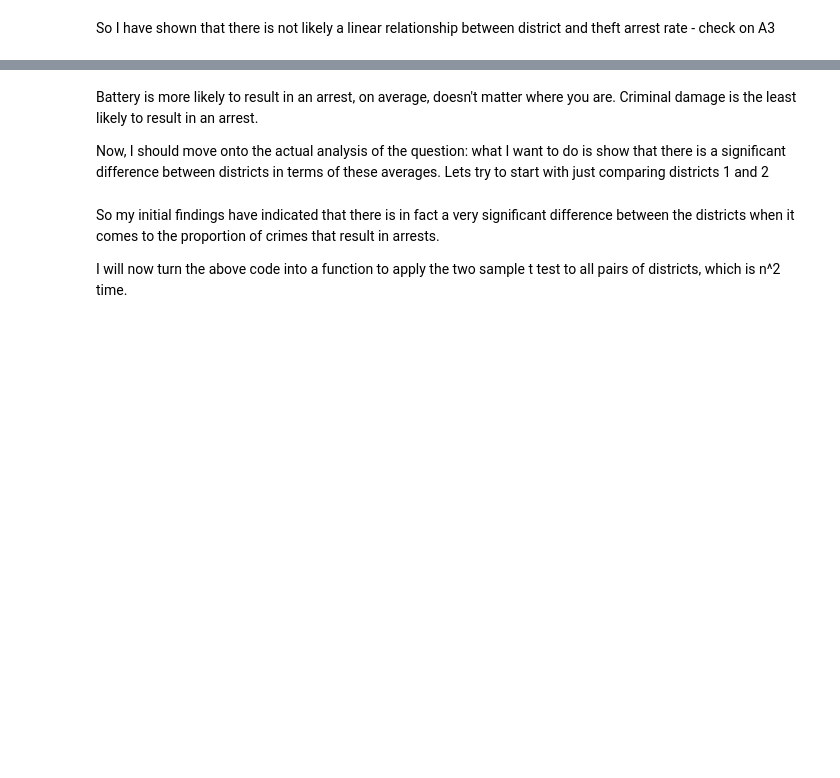
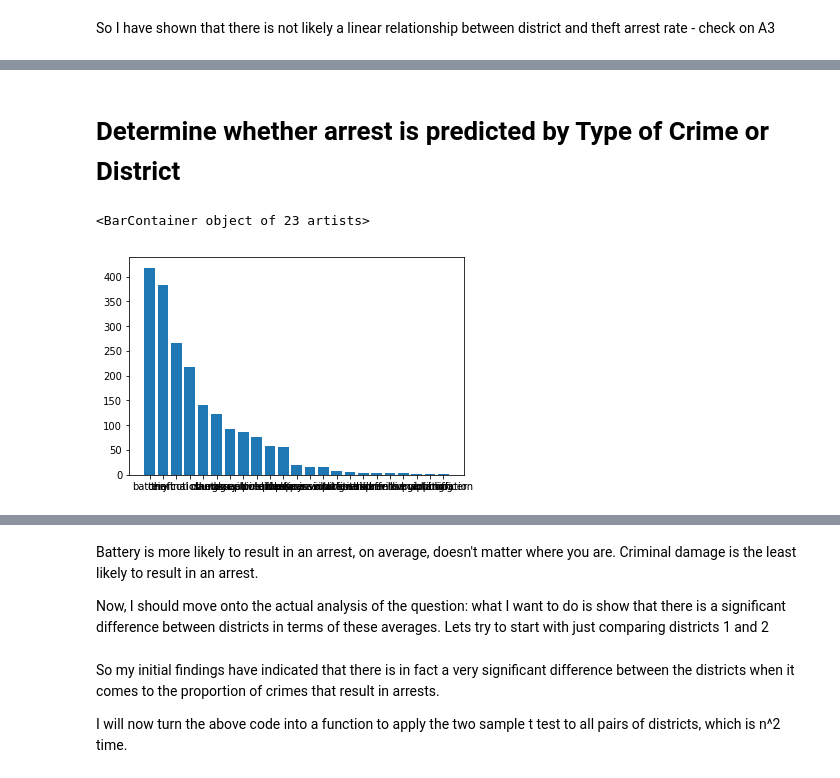
Before and after one commit to COGS108/Projects, a Jupyter notebook: James.ipynb, the cells around one changed output, grey strips where cells are left out. Saved outputs shown, nothing was run; the diff lists cells and outputs as text; code cells hidden in the pictures; blank space fills up the shorter version.

```diff
--- a/James.ipynb
+++ b/James.ipynb
@@ -127,0 +130,2 @@ dist_pred_arrest.corr();
+# %%
+crimes = crimes.rename(columns={'Primary Type': 'Type'})
@@ -173,0 +162,7 @@ battery.hist()
+# %%
+def arrest_to_int(string):
+    if string == True:
+        return 1
+    elif string == False:
+        return 0
+crimes['ArrestInts'] = crimes['Arrest'].apply(arrest_to_int)
@@ -173,0 +238,9 @@ battery.hist()
+# %% [markdown]
+# Determine whether arrest is predicted by Type of Crime or District
+# %%
+
+plt.bar(crimes.Type.value_counts().index, crimes.Type.value_counts())
+# rotate labels
+# %% [output]
+<BarContainer object of 23 artists>
+[figure, added]
```
Also changed, not shown: parts of 33 cells of this notebook, 1 other file.
